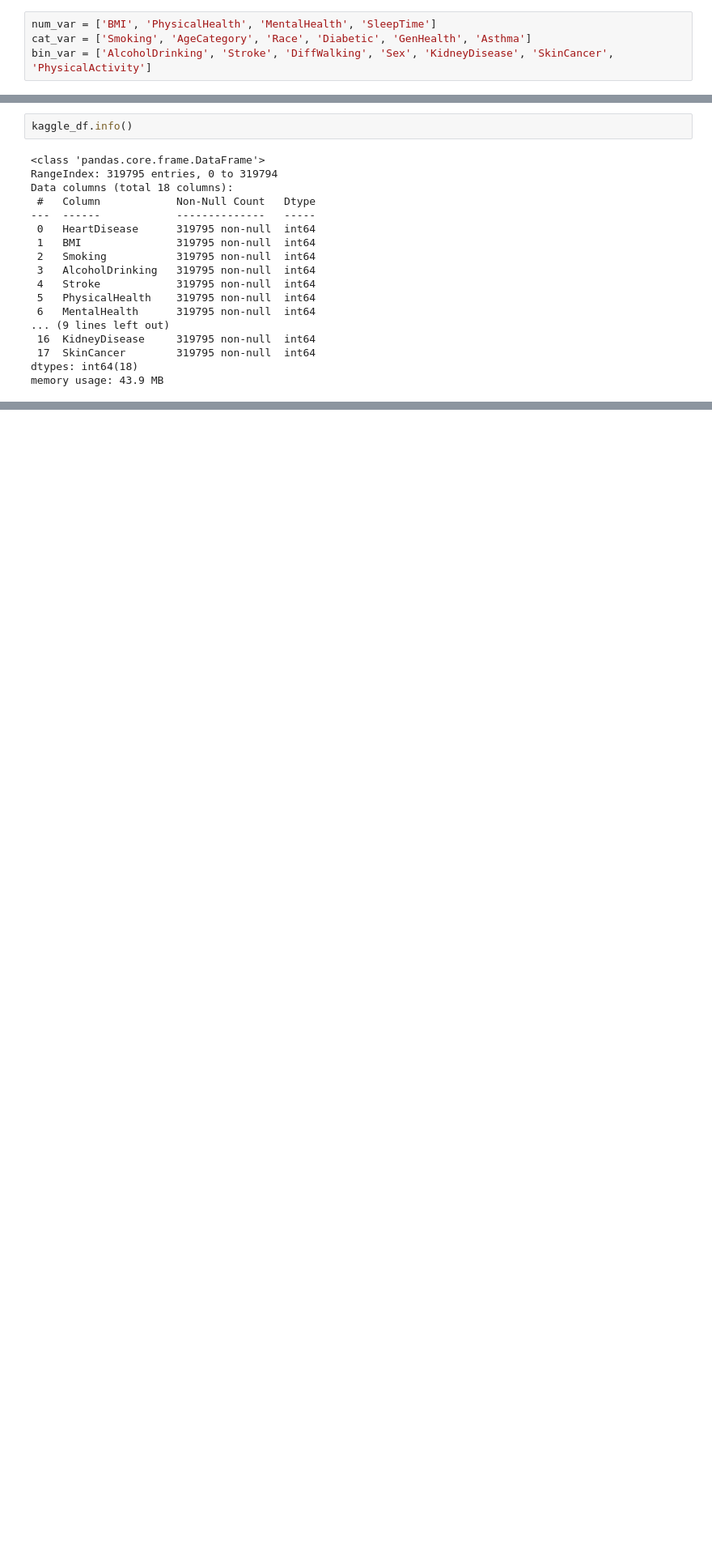
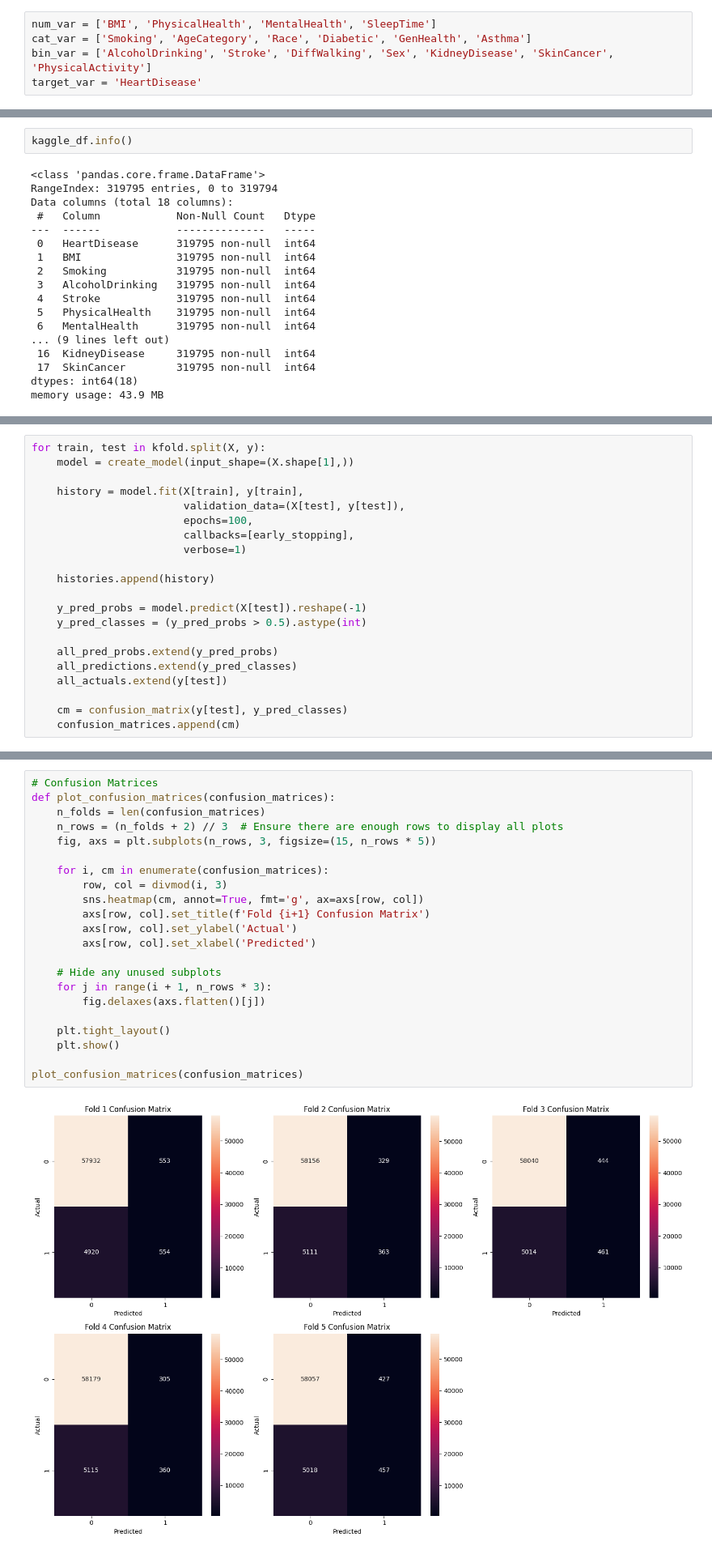
Before and after one commit to yahyamomtaz/Heart-Attack-Project, a Jupyter notebook: Mod_B_colab.ipynb, the cells around one changed output, grey strips where cells are left out. Shown at 81% size. Drawn from its saved outputs; the diff is of its cells as text; blank space fills up the shorter version.

```diff
--- a/Mod_B_colab.ipynb
+++ b/Mod_B_colab.ipynb
@@ -242,6 +249,7 @@ kaggle_df = pd.read_csv('datasets/heart_2020_cleaned.csv')
 num_var = ['BMI', 'PhysicalHealth', 'MentalHealth', 'SleepTime']
 cat_var = ['Smoking', 'AgeCategory', 'Race', 'Diabetic', 'GenHealth', 'Asthma']
 bin_var = ['AlcoholDrinking', 'Stroke', 'DiffWalking', 'Sex', 'KidneyDisease', 'SkinCancer', 'PhysicalActivity']
+target_var = 'HeartDisease'
 # %%
 # Label Encoding for ordinal variables
 label_encoder = LabelEncoder()
@@ -433,0 +328,21 @@ roc_auc = auc(fpr, tpr)
+# %%
+for train, test in kfold.split(X, y):
+    model = create_model(input_shape=(X.shape[1],))
+
+    history = model.fit(X[train], y[train],
+                        validation_data=(X[test], y[test]),
+                        epochs=100,
+                        callbacks=[early_stopping],
+                        verbose=1)
+
+    histories.append(history)
+
+    y_pred_probs = model.predict(X[test]).reshape(-1)
+    y_pred_classes = (y_pred_probs > 0.5).astype(int)
+
+    all_pred_probs.extend(y_pred_probs)
+    all_predictions.extend(y_pred_classes)
+    all_actuals.extend(y[test])
+
+    cm = confusion_matrix(y[test], y_pred_classes)
+    confusion_matrices.append(cm)
@@ -460,0 +432,24 @@ plt.show()
+# %%
+# Confusion Matrices
+def plot_confusion_matrices(confusion_matrices):
+    n_folds = len(confusion_matrices)
+    n_rows = (n_folds + 2) // 3  # Ensure there are enough rows to display all plots
+    fig, axs = plt.subplots(n_rows, 3, figsize=(15, n_rows * 5))
+
+    for i, cm in enumerate(confusion_matrices):
+        row, col = divmod(i, 3)
+        sns.heatmap(cm, annot=True, fmt='g', ax=axs[row, col])
+        axs[row, col].set_title(f'Fold {i+1} Confusion Matrix')
+        axs[row, col].set_ylabel('Actual')
+        axs[row, col].set_xlabel('Predicted')
+
+    # Hide any unused subplots
+    for j in range(i + 1, n_rows * 3):
+        fig.delaxes(axs.flatten()[j])
+
+    plt.tight_layout()
+    plt.show()
+
+plot_confusion_matrices(confusion_matrices)
+# %% [output]
+[figure, added]
```
Also changed, not shown: parts of 24 cells of this notebook.
